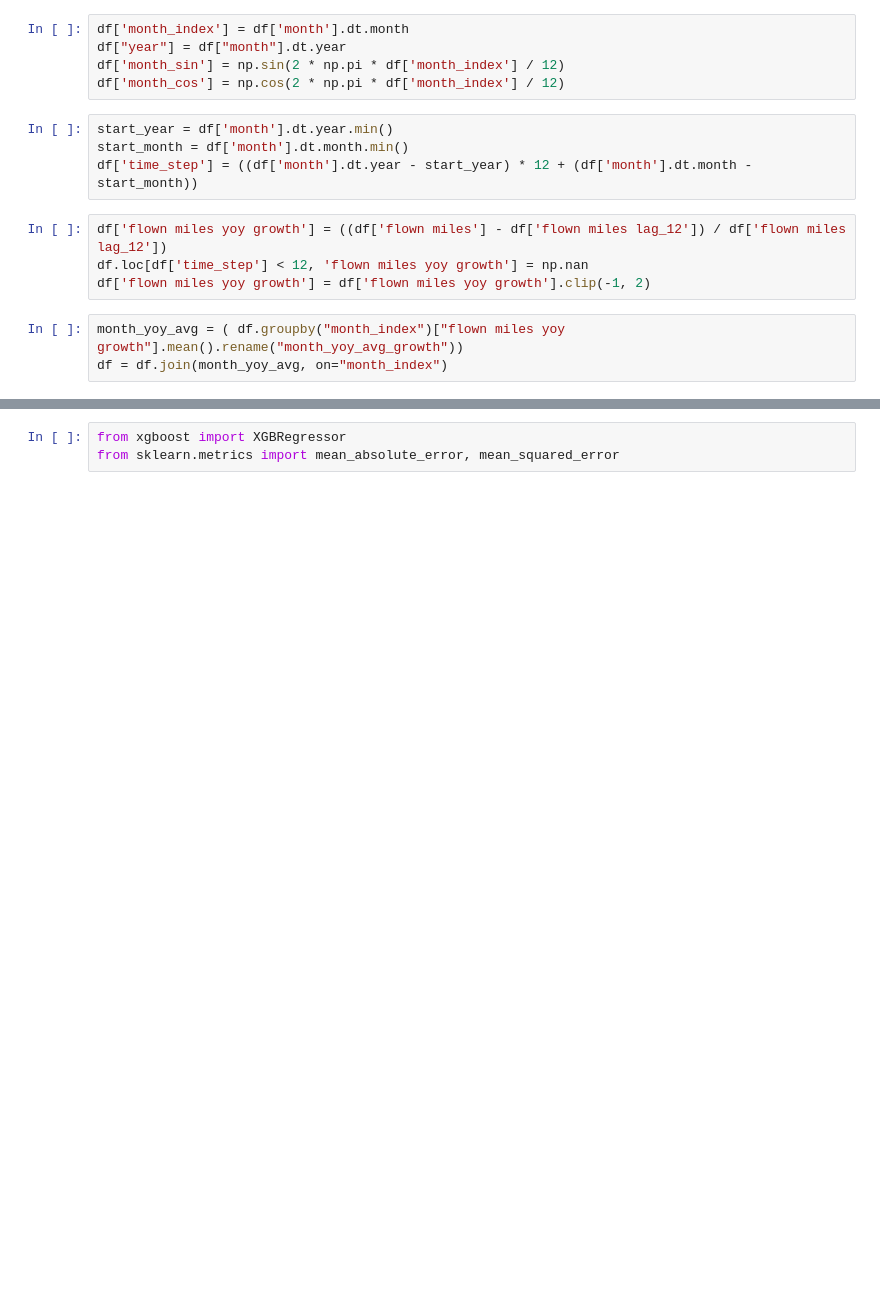
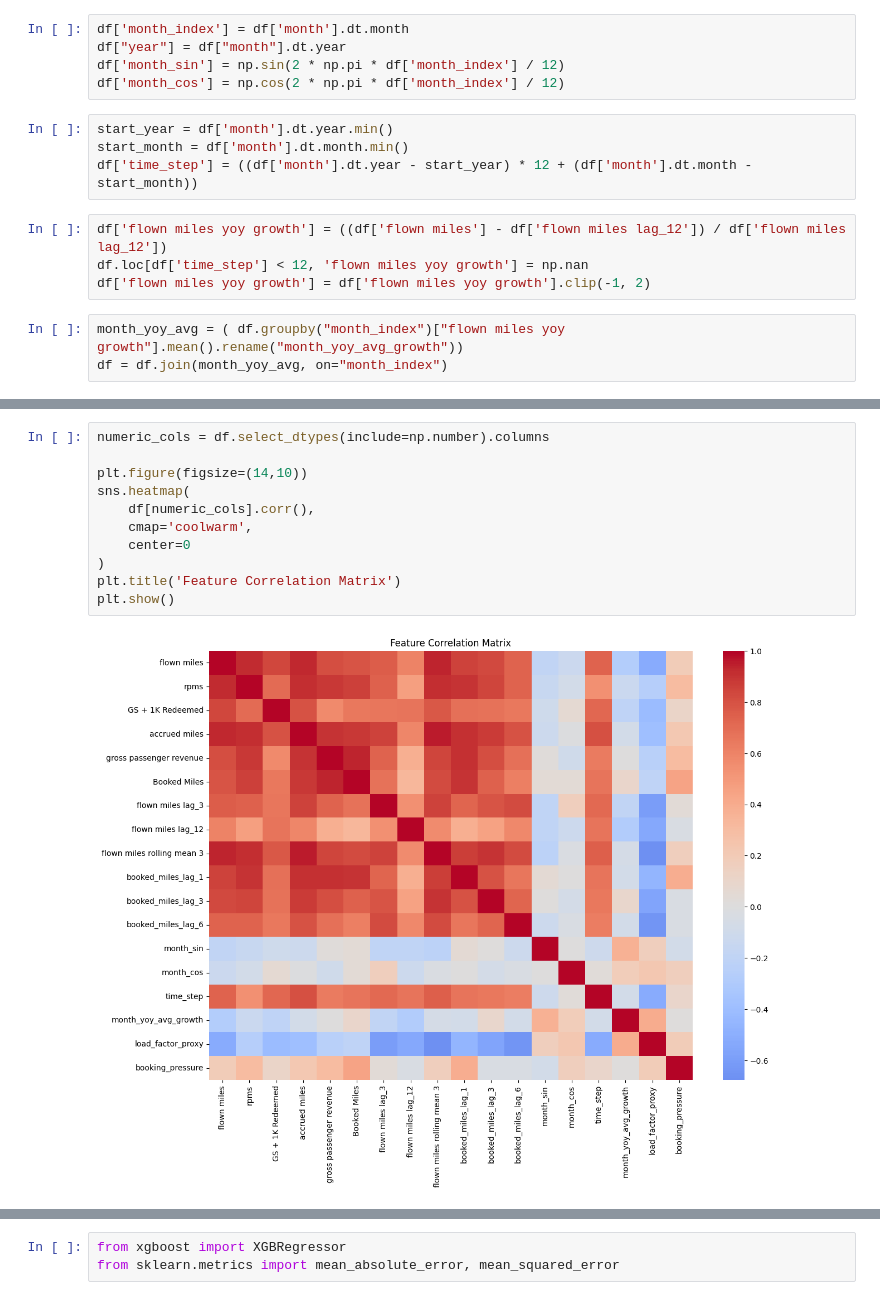
Before and after one commit to kkhushi03/Miles_Forecasting, a Jupyter notebook: Miles_Forecast_XGB/02_miles_forecasting.ipynb, the cells around one changed output, grey strips where cells are left out. Drawn from its saved outputs; the diff is of its cells as text; blank space fills up the shorter version.

```diff
--- a/Miles_Forecast_XGB/02_miles_forecasting.ipynb
+++ b/Miles_Forecast_XGB/02_miles_forecasting.ipynb
@@ -59,0 +69,13 @@ df.head()
+# %%
+numeric_cols = df.select_dtypes(include=np.number).columns
+
+plt.figure(figsize=(14,10))
+sns.heatmap(
+    df[numeric_cols].corr(),
+    cmap='coolwarm',
+    center=0
+)
+plt.title('Feature Correlation Matrix')
+plt.show()
+# %% [output]
+[figure, added]
```
Also changed, not shown: parts of 25 cells of this notebook, 1 other file.
